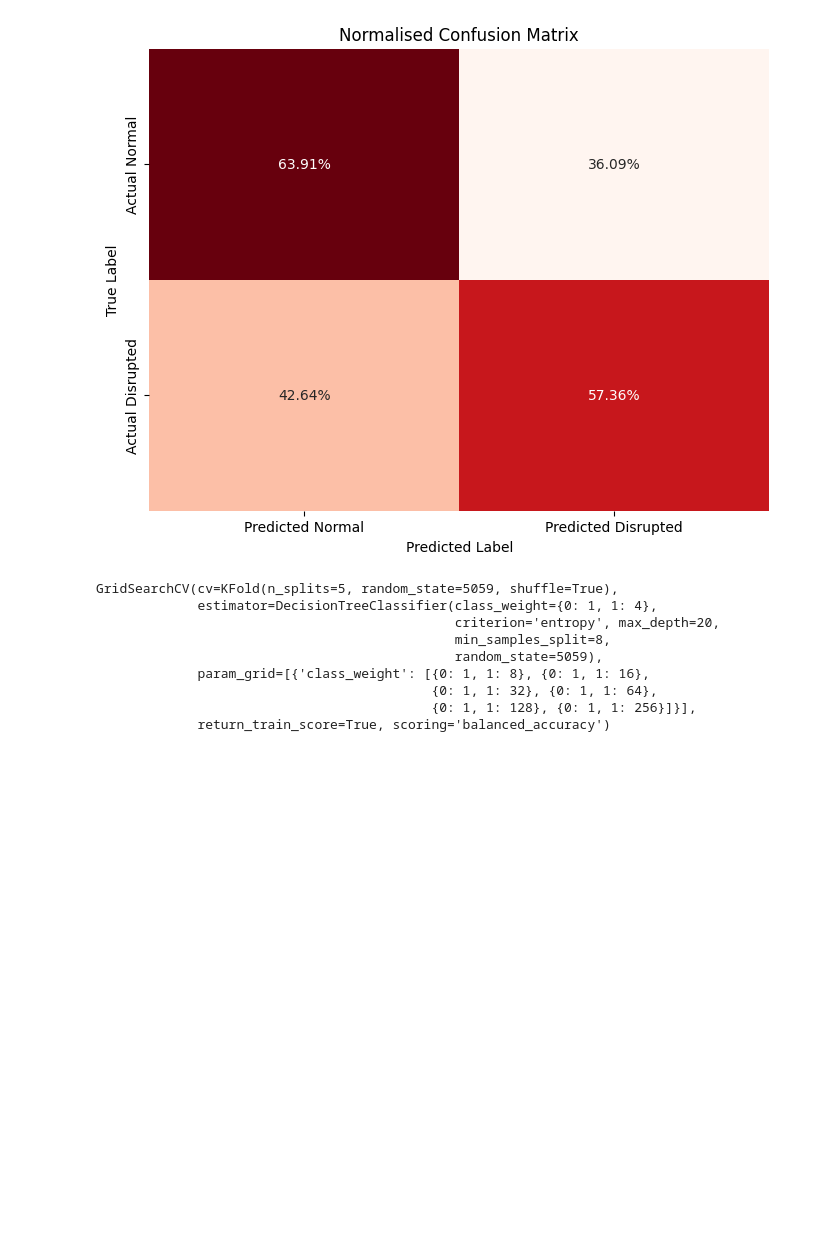
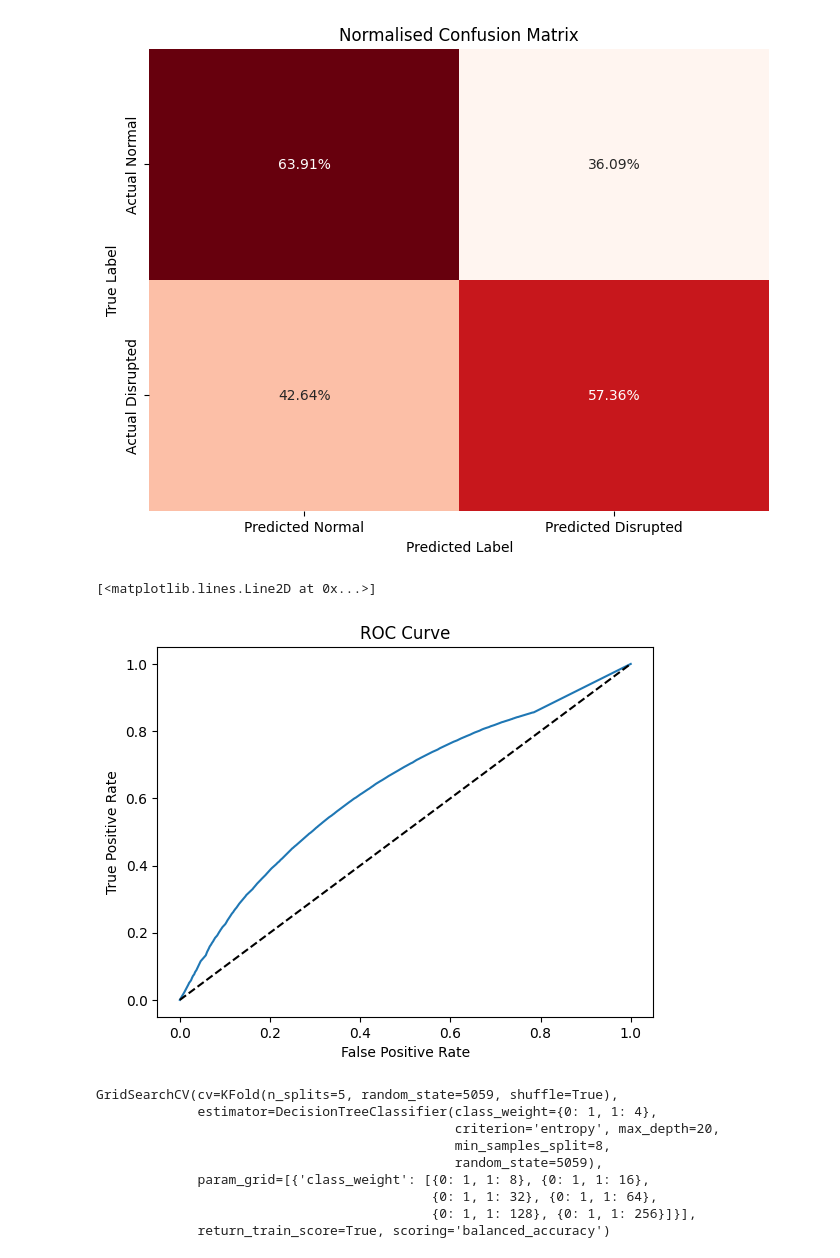
Before and after one commit to ejml1/Flight-Distruption-Predictor, a Jupyter notebook: P1.ipynb, the cells around one changed output. Cells and saved outputs as stored; diff of their text form; code cells hidden in the pictures; blank space fills up the shorter version.

```diff
--- a/P1.ipynb
+++ b/P1.ipynb
@@ -1571,6 +1570,18 @@ plt.title('Normalised Confusion Matrix')
 # %% [output]
 Text(0.5, 1.0, 'Normalised Confusion Matrix')
 [figure]
+# %%
+tree_preds = tree_classifier.predict_proba(X_val_drop_regions)[:, 1]
+FPR_tree, TPR_tree, threshholds_tree = skm.roc_curve(y_val, tree_preds)
+# %%
+plt.plot(FPR_tree, TPR_tree, label='Decision Tree')
+plt.xlabel('False Positive Rate')
+plt.ylabel('True Positive Rate')
+plt.title('ROC Curve')
+plt.plot([0, 1], [0, 1], 'k--', label='Random Guess')
+# %% [output]
+[<matplotlib.lines.Line2D at 0x...>]
+[figure, added]
 # %%
 param_grid = [
     {
```
Also changed, not shown: parts of 8 cells of this notebook.
